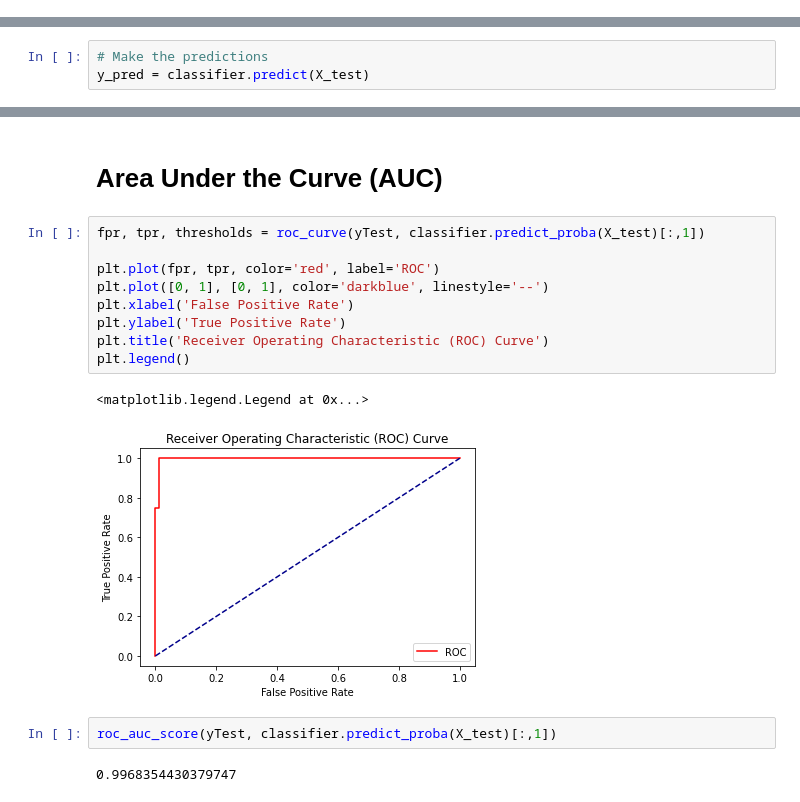
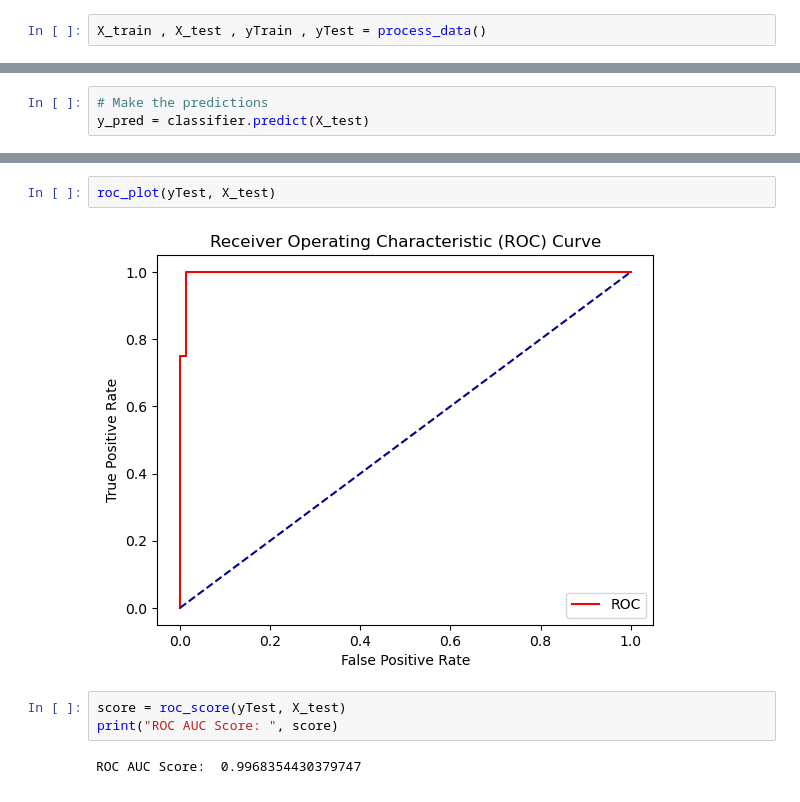
Before and after one commit to mahmodKhaled/COVID-19-Outcome-Prediction, a Jupyter notebook: notebooks/SVM.ipynb, the cells around one changed output, grey strips where cells are left out. Saved outputs shown, nothing was run; the diff lists cells and outputs as text.

```diff
--- a/notebooks/SVM.ipynb
+++ b/notebooks/SVM.ipynb
@@ -44,3 +14,5 @@ X_test = sc.transform(xTest)
+# %%
+X_train , X_test , yTrain , yTest = process_data()
 # %% [markdown]
 # Finding Optimal Hyperparameters
 # %%
@@ -121,21 +93,12 @@ Confusion matrix
     accuracy                           0.97        87
    macro avg       0.92      0.87      0.89        87
 weighted avg       0.96      0.97      0.96        87
-# %% [markdown]
-# Area Under the Curve (AUC)
-# %%
-fpr, tpr, thresholds = roc_curve(yTest, classifier.predict_proba(X_test)[:,1])
-
-plt.plot(fpr, tpr, color='red', label='ROC')
-plt.plot([0, 1], [0, 1], color='darkblue', linestyle='--')
-plt.xlabel('False Positive Rate')
-plt.ylabel('True Positive Rate')
-plt.title('Receiver Operating Characteristic (ROC) Curve')
-plt.legend()
-# %% [output]
-<matplotlib.legend.Legend at 0x...>
-[figure, removed]
-# %%
-roc_auc_score(yTest, classifier.predict_proba(X_test)[:,1])
-# %% [output]
-0.9968354430379747
+# %%
+roc_plot(yTest, X_test)
+# %% [output]
+[figure, added]
+# %%
+score = roc_score(yTest, X_test)
+print("ROC AUC Score: ", score)
+# %% [output]
+ROC AUC Score:  0.9968354430379747
```
Also changed, not shown: parts of 16 cells of this notebook, 1 other file.
